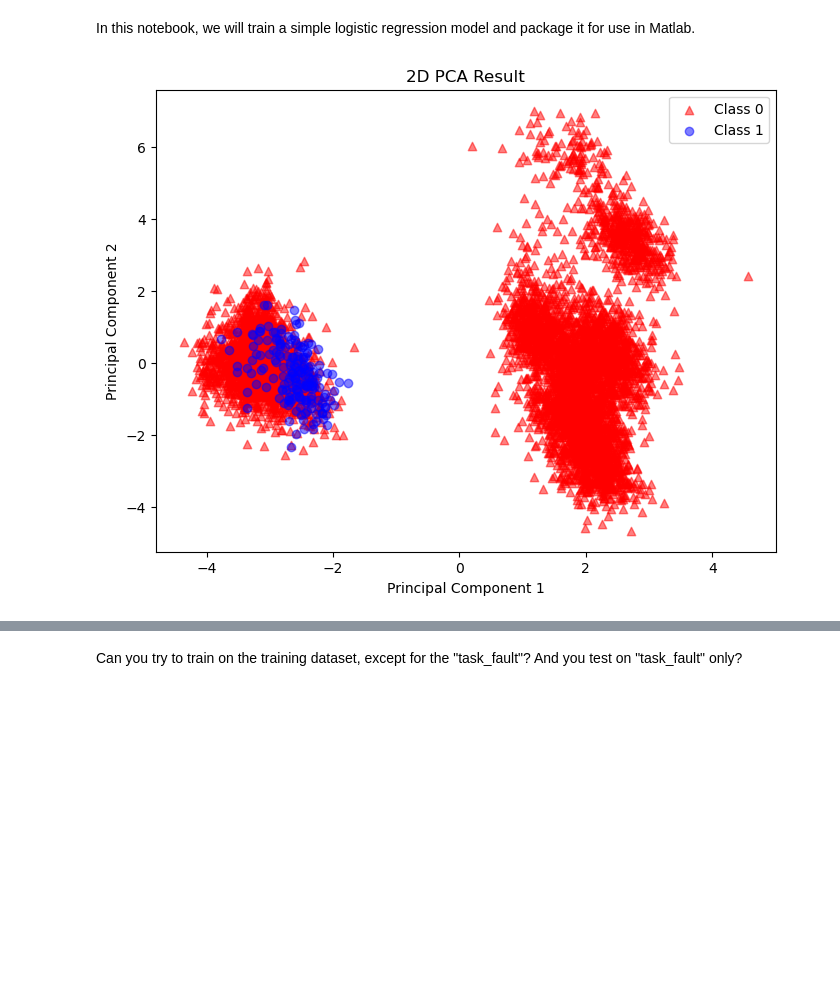
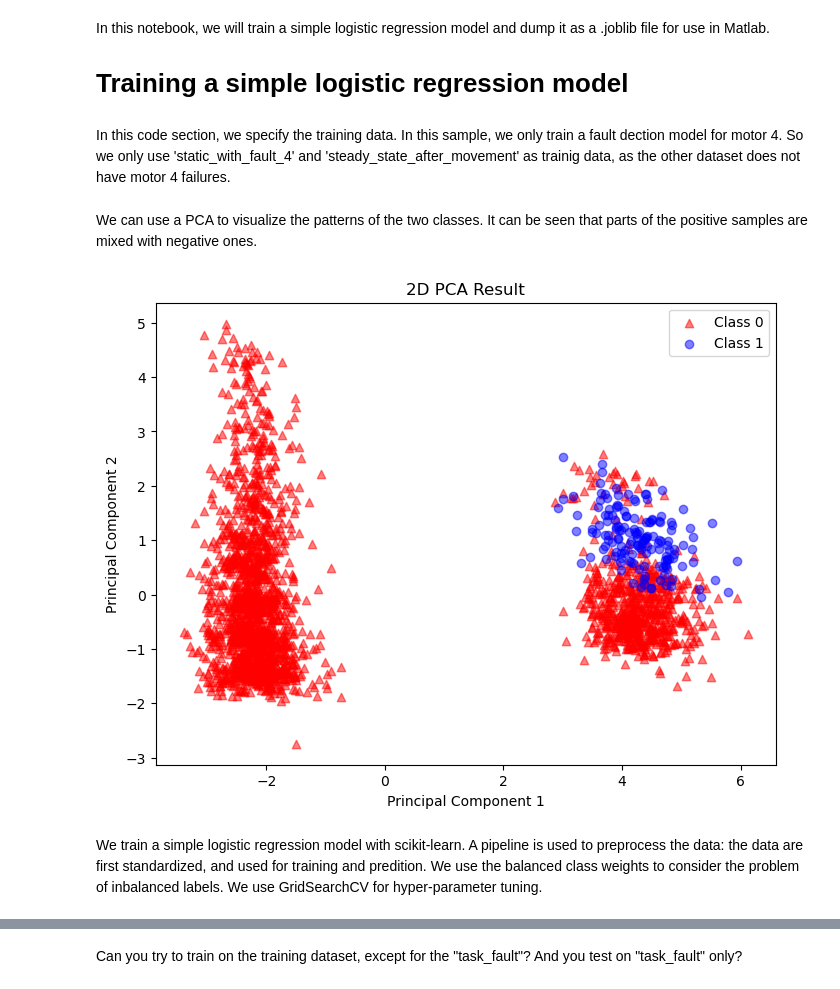
Before and after one commit to sonic160/digital_twin_robot, a Jupyter notebook: course_project_DARR/WP3_Data challenge preparation/supports/fault_detection_model_developement/create_a_simple_mdl.ipynb, the cells around one changed output, grey strips where cells are left out. Drawn from its saved outputs; the diff is of its cells as text; code cells hidden in the pictures; blank space fills up the shorter version.

Commit message:
Change motor 4 to be modeled.

```diff
--- a/course_project_DARR/WP3_Data challenge preparation/supports/fault_detection_model_developement/create_a_simple_mdl.ipynb
+++ b/course_project_DARR/WP3_Data challenge preparation/supports/fault_detection_model_developement/create_a_simple_mdl.ipynb
@@ -1,5 +1,7 @@
 # %% [markdown]
-In this notebook, we will train a simple logistic regression model and package it for use in Matlab.
+In this notebook, we will train a simple logistic regression model and dump it as a .joblib file for use in Matlab.
+
+# Training a simple logistic regression model
 # %%
 import os
 import pandas as pd
@@ -43,48 +46,57 @@ def combine_csv(folder_path, test_condition):
     combined_df.loc[:, 'test_condition'] = test_condition
 
     return combined_df
+# %% [markdown]
+In this code section, we specify the training data. In this sample, we only train a fault dection model for motor 4. So we only use 'static_with_fault_4' and 'steady_state_after_movement' as trainig data, as the other dataset does not have motor 4 failures.
 # %%
 # Read the data
-path_training = ['static_with_fault_1', 'static_with_fault_2', 'static_with_fault_3',
-'static_with_fault_4', 'static_with_fault_5', 'static_with_fault_6',
-'steady_state_after_movement', 'steady_state_not_moving'
-]
+# path_training = ['static_with_fault_1', 'static_with_fault_2', 'static_with_fault_3',
+# 'static_with_fault_4', 'static_with_fault_5', 'static_with_fault_6',
+# 'steady_state_after_movement', 'steady_state_not_moving'
+# ]
+
+path_training = ['static_with_fault_4', 'steady_state_after_movement', 'steady_state_not_moving']
 path_header = '../data_collection/collected_data/'
 
+# Read data
 df = pd.DataFrame()
 for tmp_path in path_training:
     path = path_header + tmp_path
     tmp_df = combine_csv(path, tmp_path)
     df = pd.concat([df, tmp_df])
     df = df.reset_index(drop=True)
+# %% [markdown]
+We can use a PCA to visualize the patterns of the two classes. It can be seen that parts of the positive samples are mixed with negative ones.
 # %%
 import matplotlib.pyplot as plt
 from sklearn.decomposition import PCA
 from sklearn.preprocessing import StandardScaler
 
 # Separate the features (X) and the target variable (y)
 X = df.drop(['test_condition', 'time', 'data_motor_1_label', 'data_motor_2_label', 'data_motor_3_label',
-             'data_motor_4_label', 'data_motor_5_label', 'data_motor_6_label'], axis=1)
-y = df['data_motor_1_label']
+             'data_motor_4_label', 'data_motor_5_label', 'data_motor_6_label'], axis=1).values
+y = df['data_motor_4_label'].values
 
 scaler = StandardScaler()
 X_scaled = scaler.fit_transform(X)
 
 # Perform PCA to reduce the dimensionality to 2 dimensions
 pca = PCA(n_components=2)
 X_pca = pca.fit_transform(X_scaled)
 
 # Plot the results
 plt.figure(figsize=(8, 6))
 plt.scatter(X_pca[y == 0, 0], X_pca[y == 0, 1], color='red', marker='^', alpha=.5, label='Class 0')
 plt.scatter(X_pca[y == 1, 0], X_pca[y == 1, 1], color='blue', marker='o', alpha=.5, label='Class 1')
 plt.title('2D PCA Result')
 plt.xlabel('Principal Component 1')
 plt.ylabel('Principal Component 2')
 plt.legend()
 plt.show()
 # %% [output]
-[figure, old version]
+[figure, new version]
+# %% [markdown]
+We train a simple logistic regression model with scikit-learn. A pipeline is used to preprocess the data: the data are first standardized, and used for training and predition. We use the balanced class weights to consider the problem of inbalanced labels. We use GridSearchCV for hyper-parameter tuning.
 # %%
 import numpy as np
 import pandas as pd
```
Also changed, not shown: parts of 5 cells of this notebook, 10 other files.
